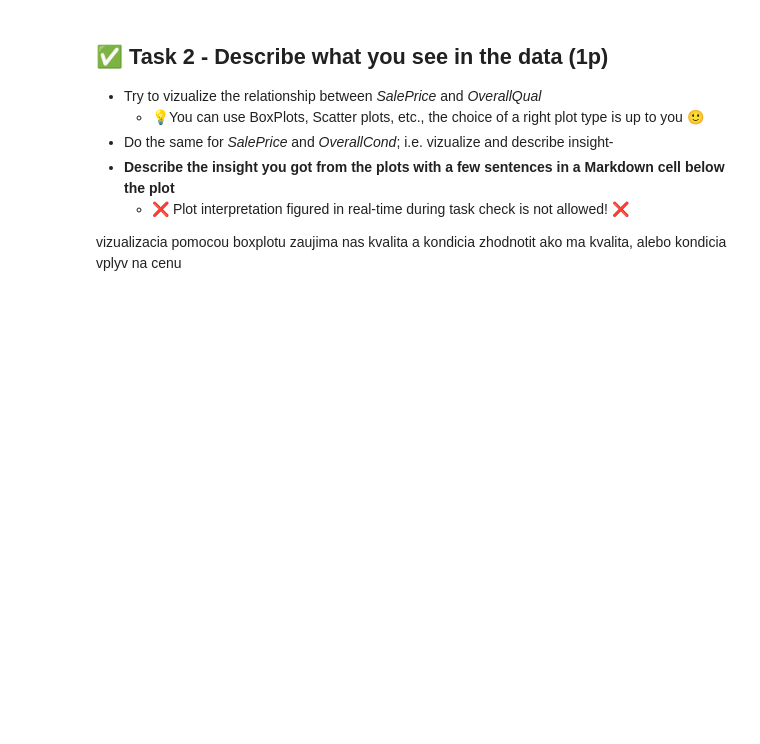
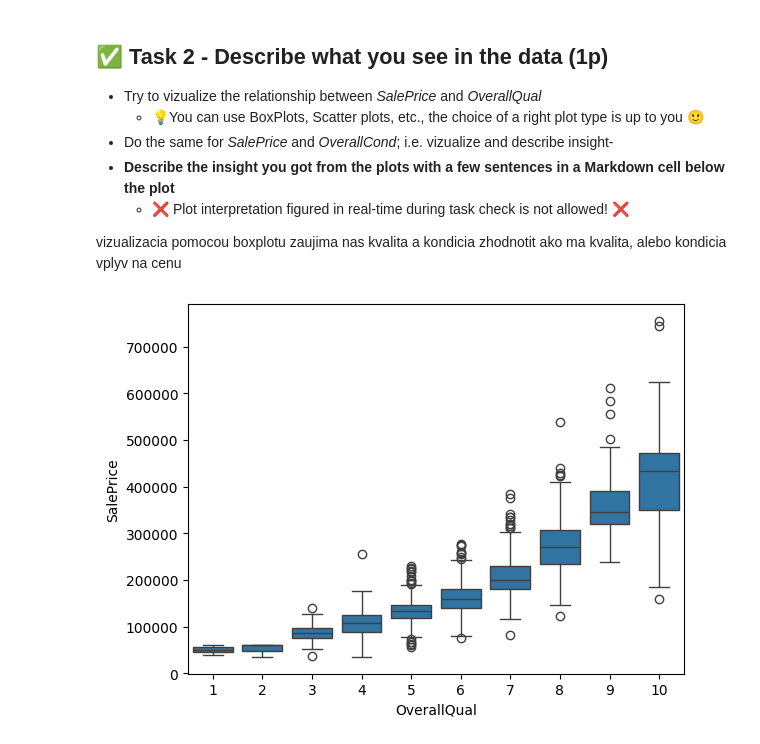
Before and after one commit to BloodyFace555666/ZSU, a Jupyter notebook: fml_02.ipynb, the cells around one changed output. Cells and saved outputs as stored; diff of their text form; code cells hidden in the pictures; blank space fills up the shorter version.

```diff
--- a/fml_02.ipynb
+++ b/fml_02.ipynb
@@ -422,3 +449,8 @@ iqr_saleprice
 vizualizacia pomocou boxplotu
 zaujima nas kvalita a kondicia
 zhodnotit ako ma kvalita, alebo kondicia vplyv na cenu
+# %%
+sns.boxplot(data=df, x='OverallQual', y='SalePrice')
+plt.show()
+# %% [output]
+[figure, added]
```
Also changed, not shown: parts of 6 cells of this notebook.
